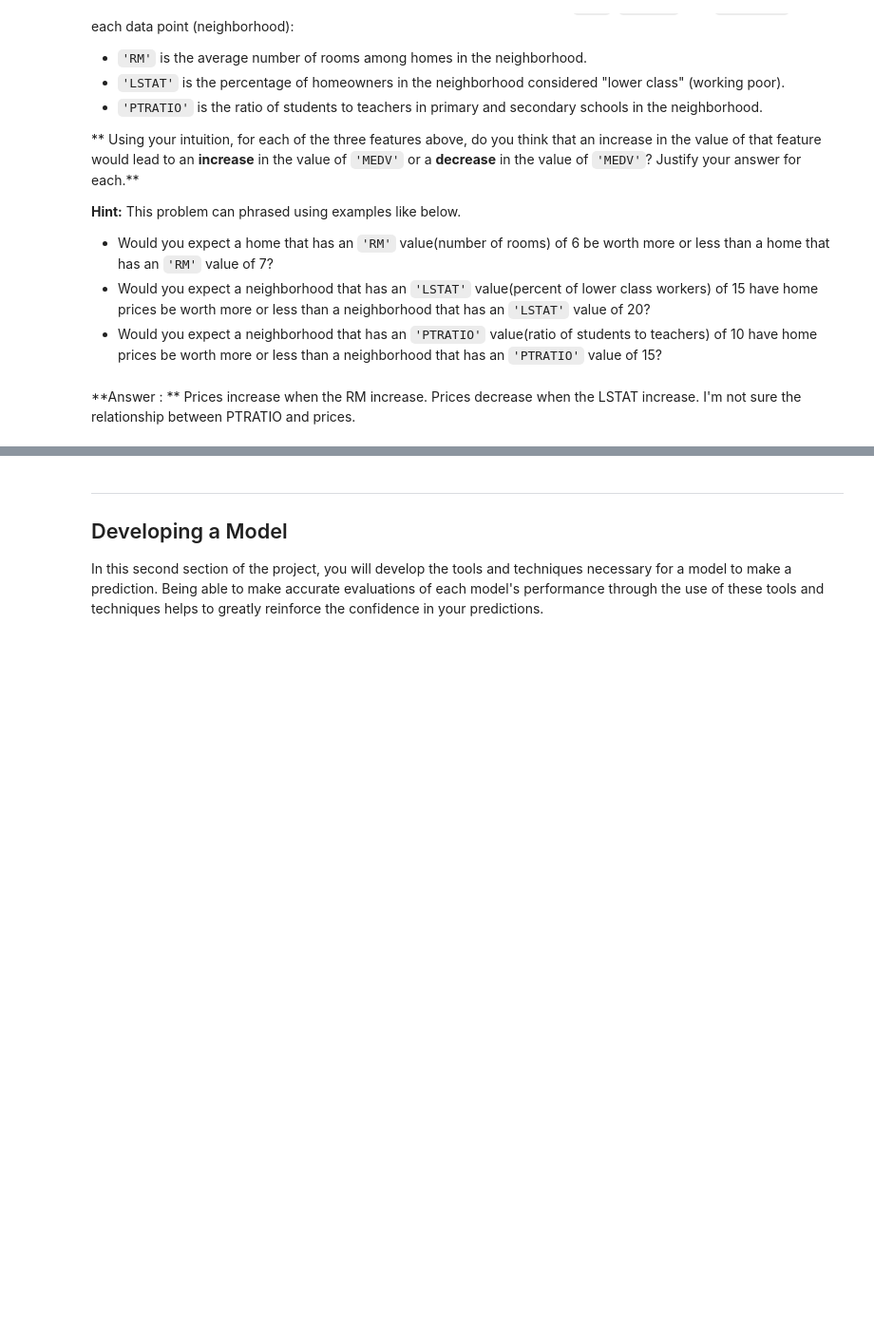
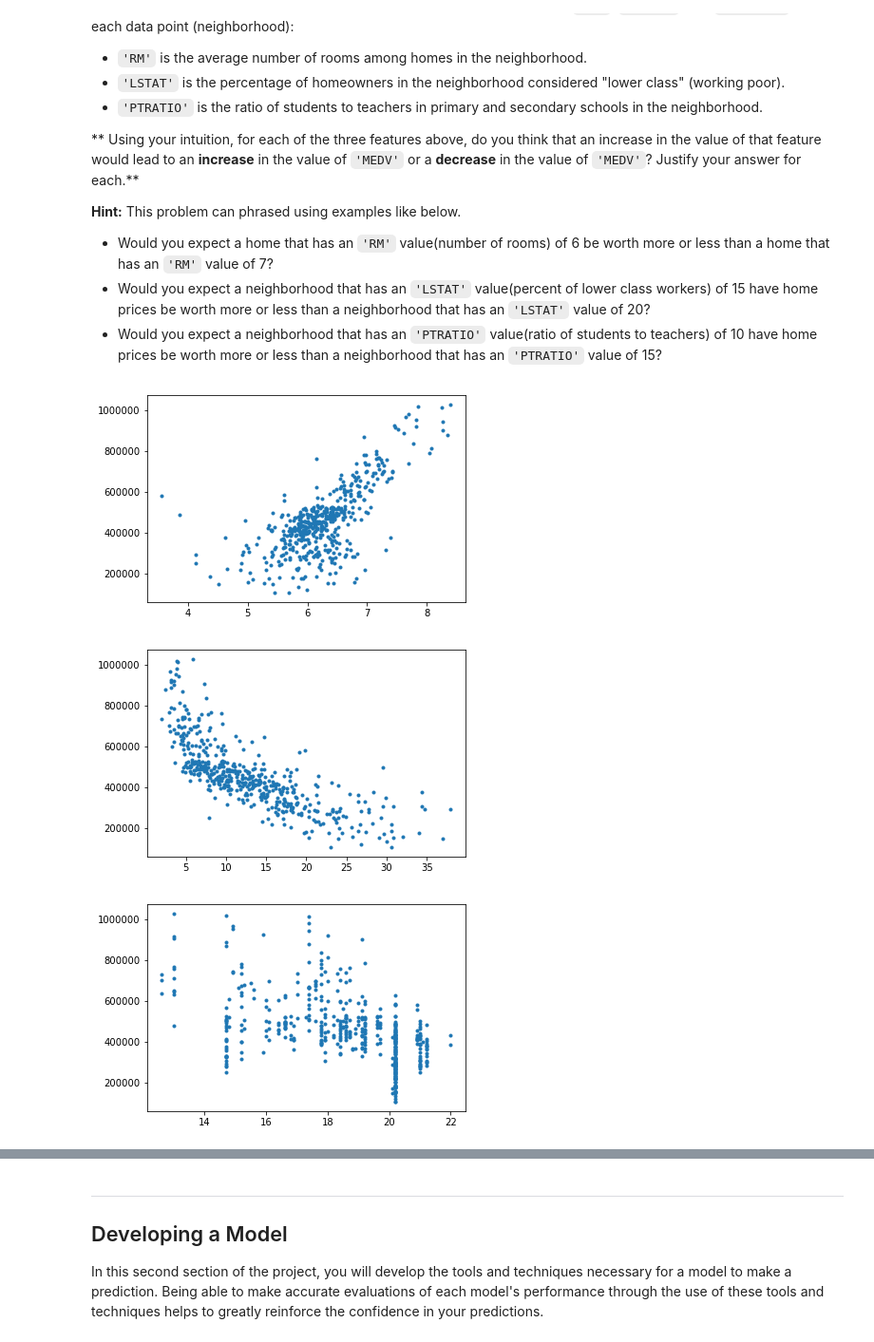
Before and after one commit to raydo5412/boston_housing, a Jupyter notebook: boston_housing.ipynb, the cells around one changed output, grey strips where cells are left out. Shown: that part at 95% size. Cells and saved outputs as stored; diff of their text form; code cells hidden in the pictures; blank space fills up the shorter version.

```diff
--- a/boston_housing.ipynb
+++ b/boston_housing.ipynb
@@ -104,5 +104,12 @@ As a reminder, we are using three features from the Boston housing dataset: `'RM
 * Would you expect a home that has an `'RM'` value(number of rooms) of 6 be worth more or less than a home that has an `'RM'` value of 7?
 * Would you expect a neighborhood that has an `'LSTAT'` value(percent of lower class workers) of 15 have home prices be worth more or less than a neighborhood that has an `'LSTAT'` value of 20?
 * Would you expect a neighborhood that has an `'PTRATIO'` value(ratio of students to teachers) of 10 have home prices be worth more or less than a neighborhood that has an `'PTRATIO'` value of 15?
-# %% [markdown]
-**Answer : ** Prices increase when the RM increase. Prices decrease when the LSTAT increase. I'm not sure the relationship between PTRATIO and prices.
+# %%
+import matplotlib.pyplot as plt
+for var in ['RM', 'LSTAT', 'PTRATIO']:
+    plt.plot(data[var], prices,'.')
+    plt.show()
+# %% [output]
+[figure, added]
+[figure, added]
+[figure, added]
```
Also changed, not shown: parts of 6 cells of this notebook, 1 other file.
